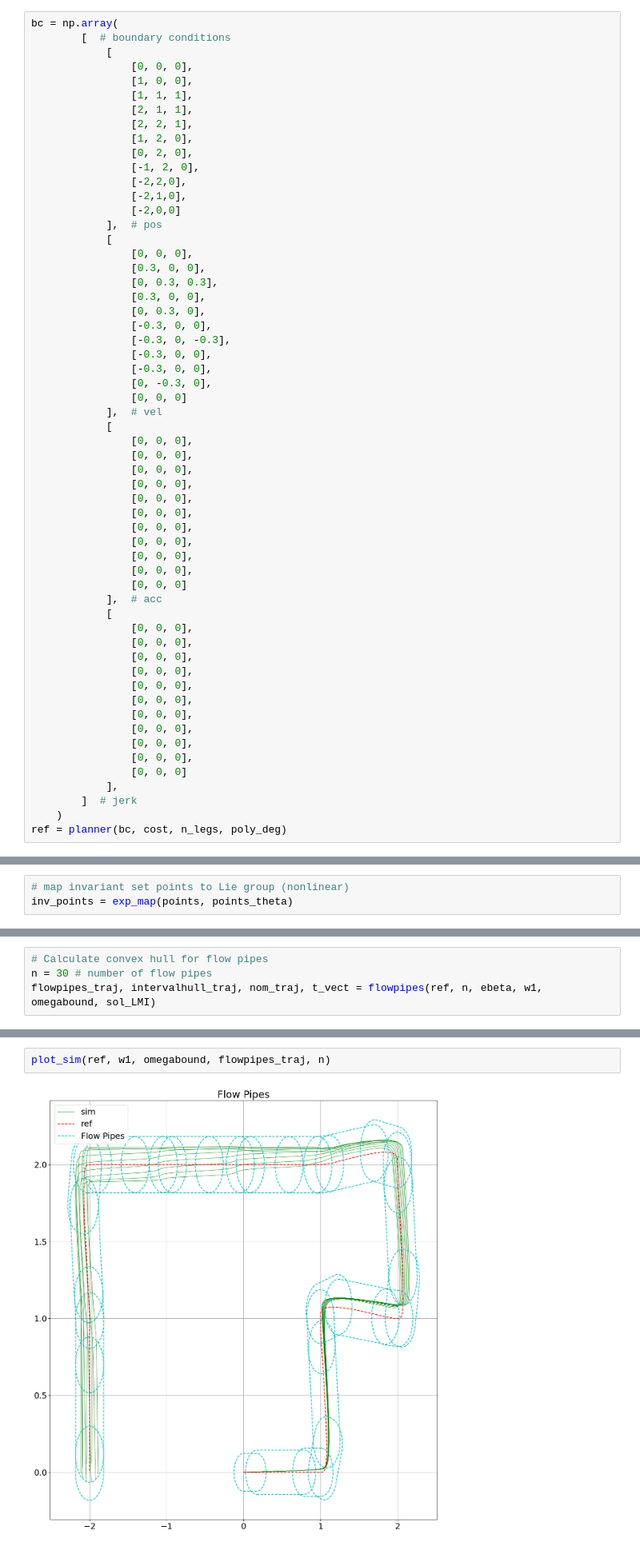
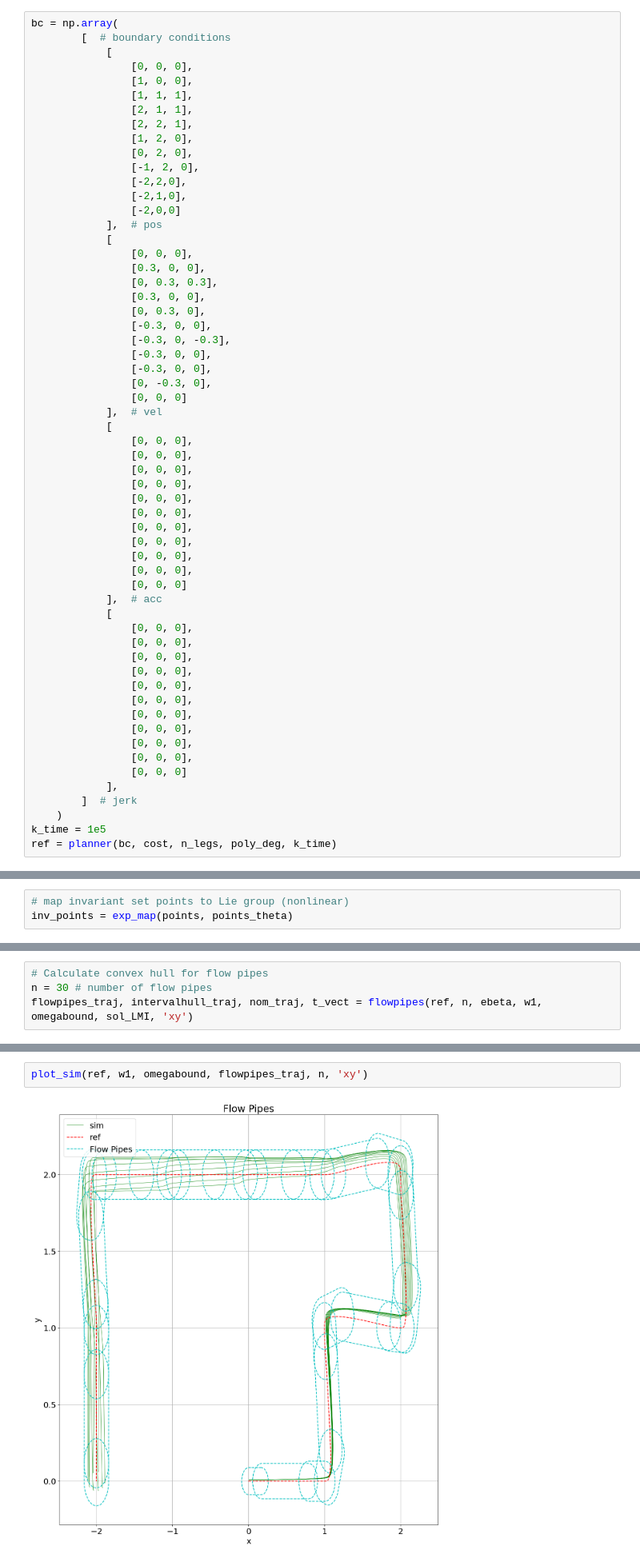
Before and after one commit to melodylylin/lie-dynamics, a Jupyter notebook: 3d_example.ipynb, the cells around one changed output, grey strips where cells are left out. Shown at 80% size. Cells and saved outputs as stored; diff of their text form.

Commit message:
improve plotting

```diff
--- a/3d_example.ipynb
+++ b/3d_example.ipynb
@@ -79,7 +79,8 @@ bc = np.array(
             ],
         ]  # jerk
     )
-ref = planner(bc, cost, n_legs, poly_deg)
+k_time = 1e5
+ref = planner(bc, cost, n_legs, poly_deg, k_time)
 # %% [output]
 T_opt [1.07891642 1.16401202 1.08518881 1.08206969 1.18677651 1.04326267
  1.04326265 1.03949615 1.08206971 1.07891645]
@@ -204,5 +213,5 @@ plt.tight_layout()
 # %%
 # Calculate convex hull for flow pipes
 n = 30 # number of flow pipes
-flowpipes_traj, intervalhull_traj, nom_traj, t_vect = flowpipes(ref, n, ebeta, w1, omegabound, sol_LMI)
+flowpipes_traj, intervalhull_traj, nom_traj, t_vect = flowpipes(ref, n, ebeta, w1, omegabound, sol_LMI, 'xy')
 # %%
@@ -213,7 +222,7 @@ No artists with labels found to put in legend.  Note that artists whose label st
 # %%
-plot_sim(ref, w1, omegabound, flowpipes_traj, n)
+plot_sim(ref, w1, omegabound, flowpipes_traj, n, 'xy')
 # %% [output]
-[figure, old version]
+[figure, new version]
 # %%
 plot_timehis(sol_LMI, ref, w1, w2, 50, ebeta)
 # %% [output]
```
Also changed, not shown: parts of 4 cells of this notebook, 4 other files.
